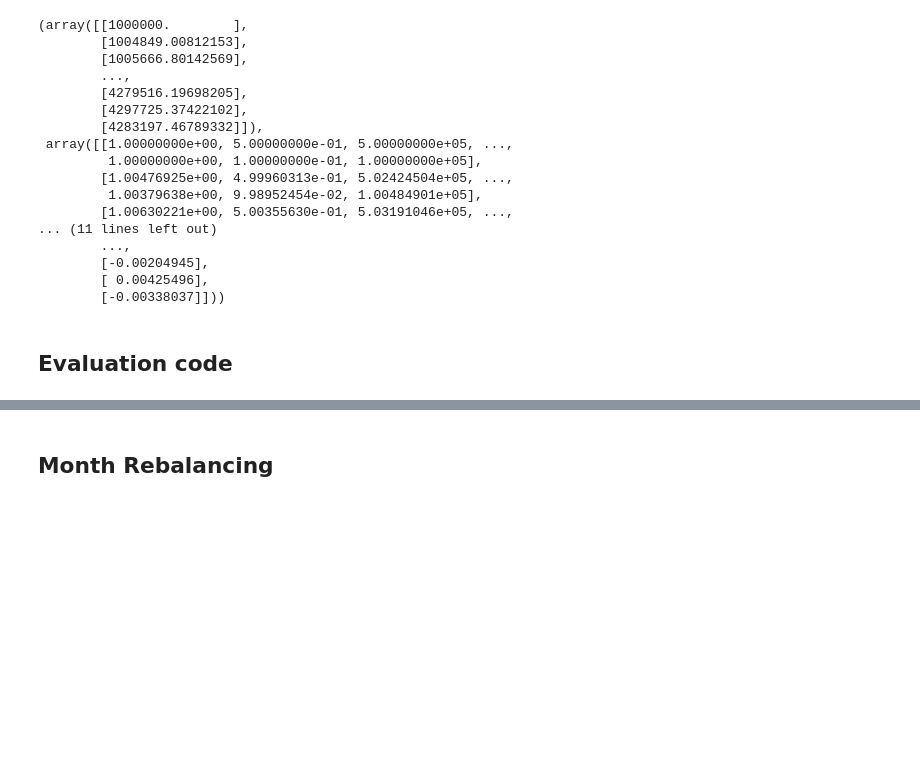
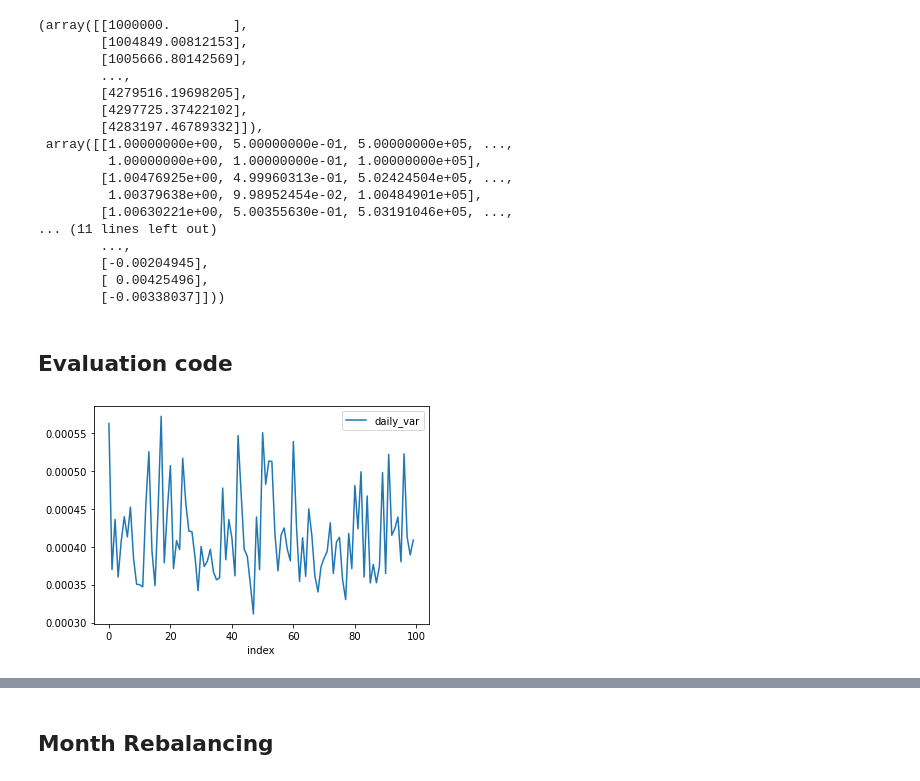
Before and after one commit to ningtong88/Capstone_TDAmeritrade, a Jupyter notebook: TDA_Rebalancing_Framework_Version_20210220.ipynb, the cells around one changed output, grey strips where cells are left out. Saved outputs shown, nothing was run; the diff lists cells and outputs as text; code cells hidden in the pictures; blank space fills up the shorter version.

```diff
--- a/TDA_Rebalancing_Framework_Version_20210220.ipynb
+++ b/TDA_Rebalancing_Framework_Version_20210220.ipynb
@@ -411,3 +417,9 @@ for d in ls_rebal_day:
 df_performance = pd.DataFrame(ls_performance, columns = ['rebal_days', 'threshold', 'ann_ret', 'daily_var'])
 # %%
 df_performance['ann_std'] = df_performance['daily_var']**(.5)*(253**(.5))
+# %%
+df = pd.DataFrame (arr_std_ret_nb,columns=['daily_var'])
+df.reset_index().plot(x ='index', y='daily_var', kind = 'line')
+plt.show()
+# %% [output]
+[figure, added]
```
Also changed, not shown: parts of 11 cells of this notebook.
